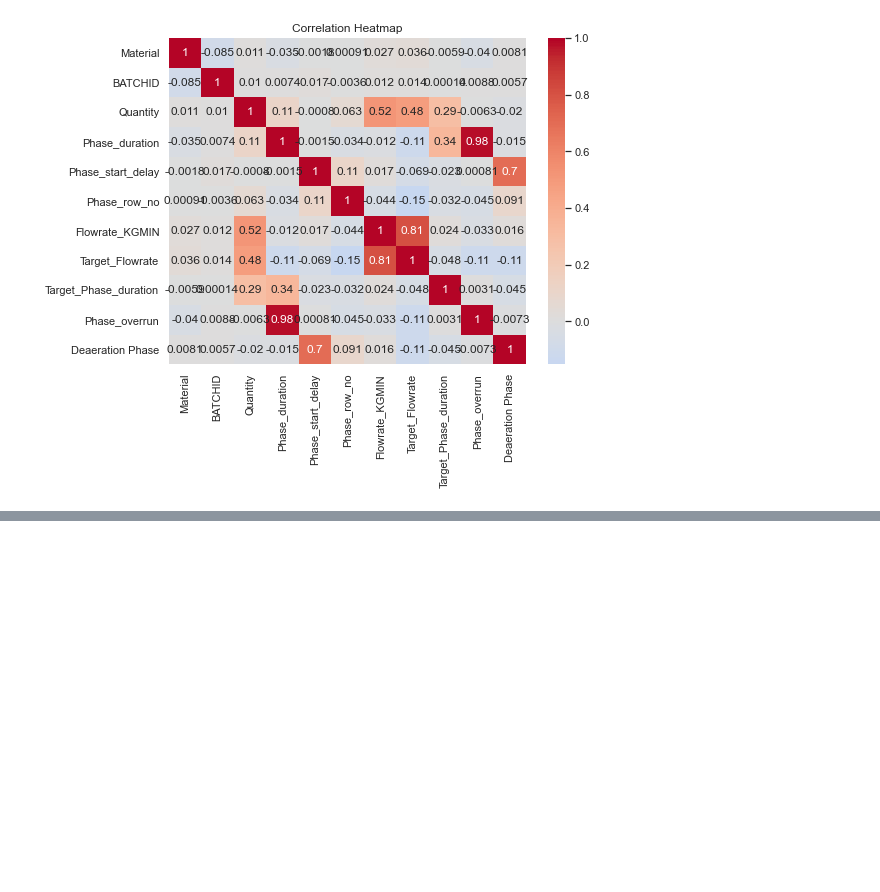
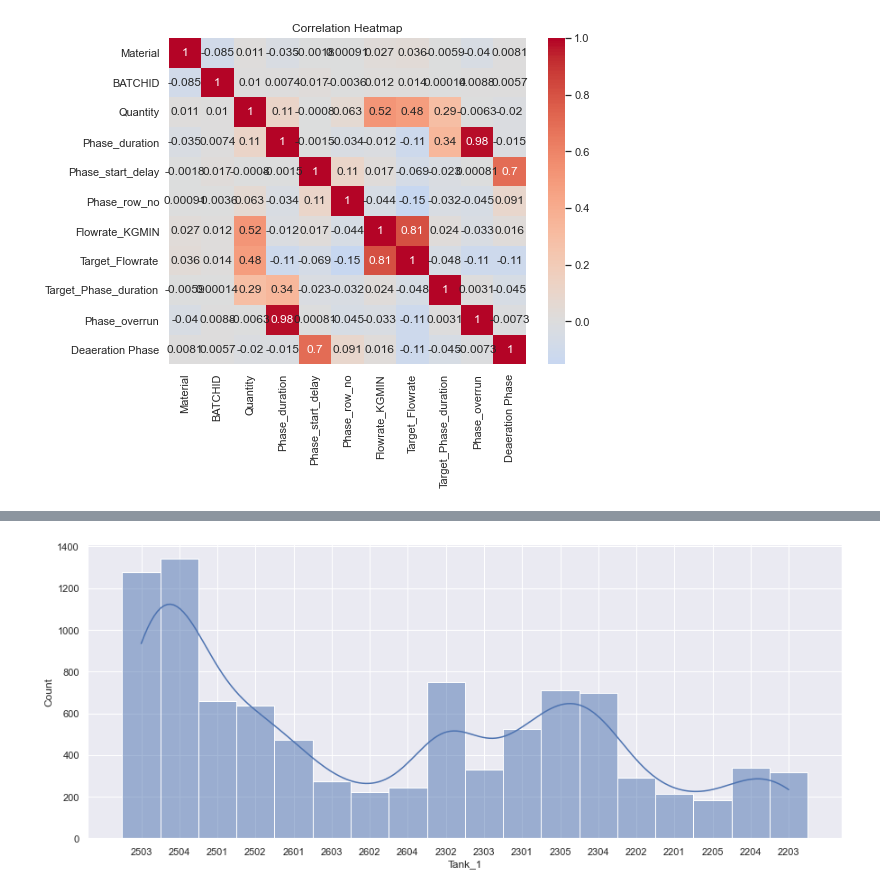
Before and after one commit to MichelleMoran431/Capstone---CCT, a Jupyter notebook: Python Working Notebooks/OVERALL Data Visualisation.ipynb, the cells around one changed output, grey strips where cells are left out. Cells and saved outputs as stored; diff of their text form; code cells hidden in the pictures; blank space fills up the shorter version.

```diff
--- a/Python Working Notebooks/OVERALL Data Visualisation.ipynb
+++ b/Python Working Notebooks/OVERALL Data Visualisation.ipynb
@@ -498,0 +487,6 @@ Correlation between Phase_start_delay and Deaeration Phase: 0.70
+# %%
+# Using seaborn
+sns.histplot(data=Production_Data1, x='Tank_1', bins=30, kde=True)
+plt.show()
+# %% [output]
+[figure, added]
```
Also changed, not shown: parts of 43 cells of this notebook, 4 other files.
